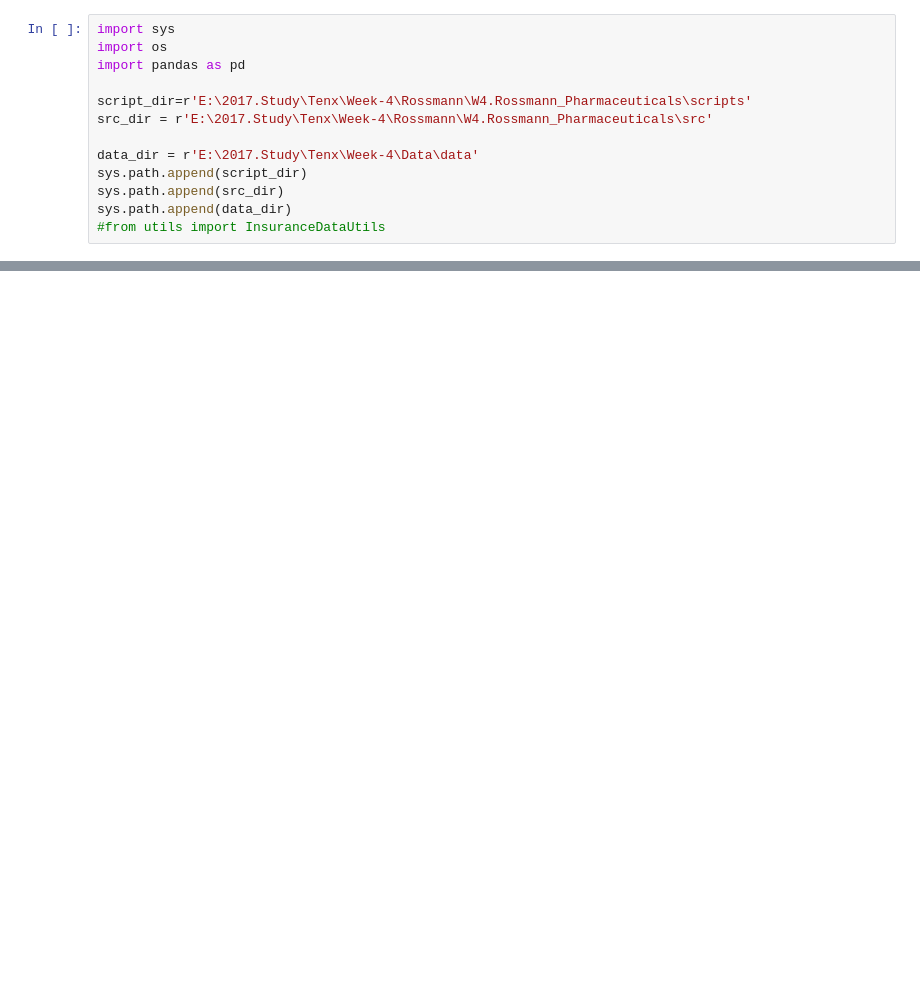
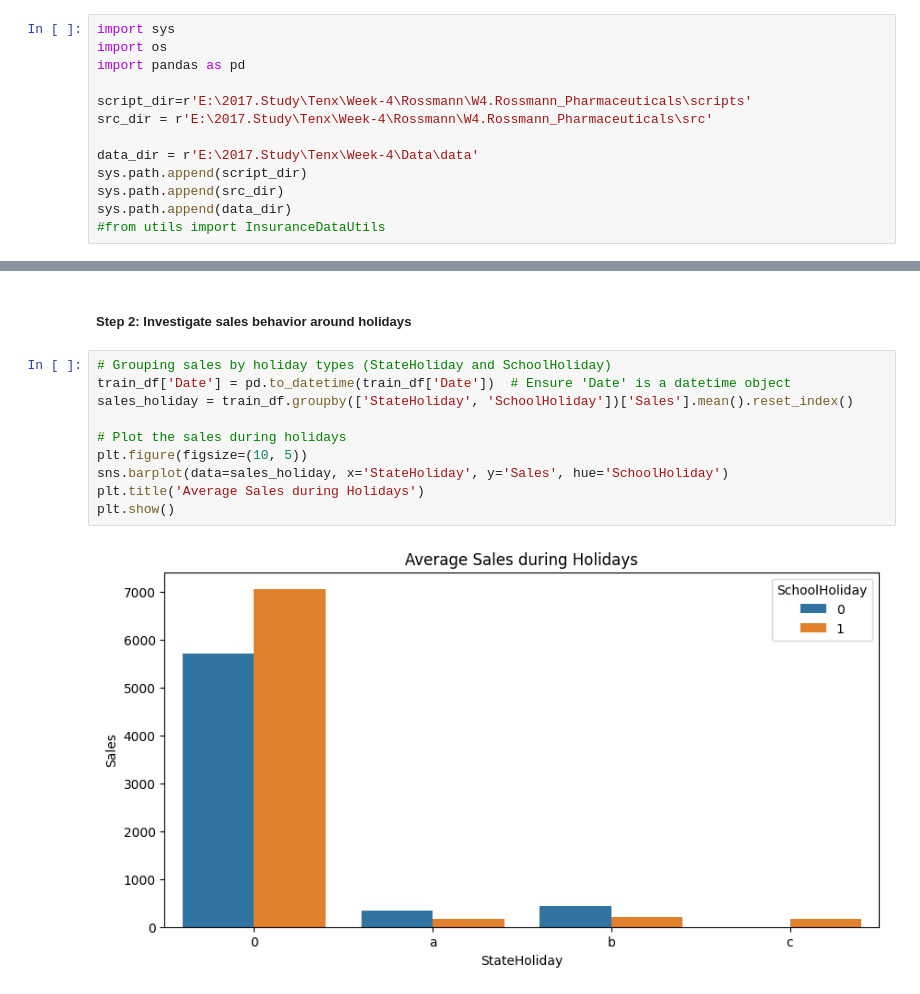
Before and after one commit to Ethel-Star/W4.Rossmann_Pharmaceuticals, a Jupyter notebook: notebooks/Customer_Purchasing_Behavior_Analysis.ipynb, the cells around one changed output, grey strips where cells are left out. Saved outputs shown, nothing was run; the diff lists cells and outputs as text; blank space fills up the shorter version.

```diff
--- a/notebooks/Customer_Purchasing_Behavior_Analysis.ipynb
+++ b/notebooks/Customer_Purchasing_Behavior_Analysis.ipynb
@@ -72,0 +274,14 @@ max                 2015.000000     1.000000        50.000000      2015.000000
+# %% [markdown]
+##### Step 2: Investigate sales behavior around holidays
+# %%
+# Grouping sales by holiday types (StateHoliday and SchoolHoliday)
+train_df['Date'] = pd.to_datetime(train_df['Date'])  # Ensure 'Date' is a datetime object
+sales_holiday = train_df.groupby(['StateHoliday', 'SchoolHoliday'])['Sales'].mean().reset_index()
+
+# Plot the sales during holidays
+plt.figure(figsize=(10, 5))
+sns.barplot(data=sales_holiday, x='StateHoliday', y='Sales', hue='SchoolHoliday')
+plt.title('Average Sales during Holidays')
+plt.show()
+# %% [output]
+[figure, added]
```
Also changed, not shown: parts of 21 cells of this notebook.
